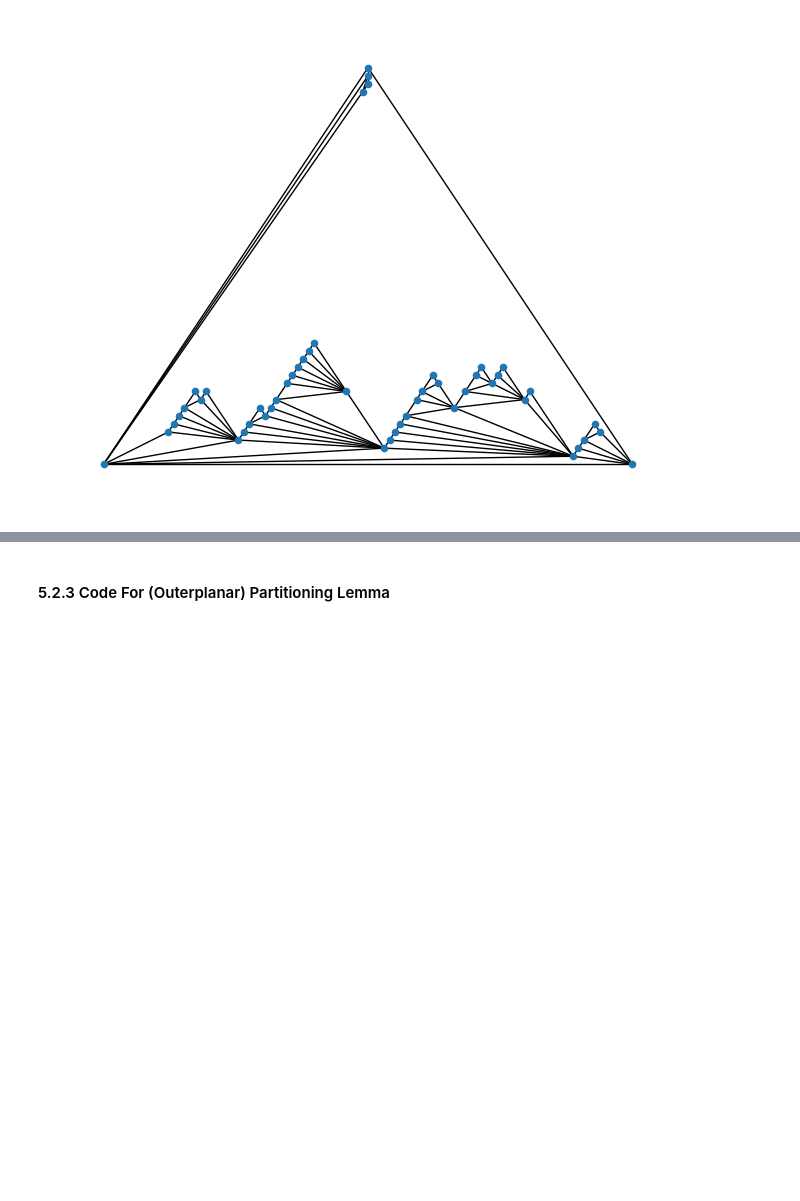
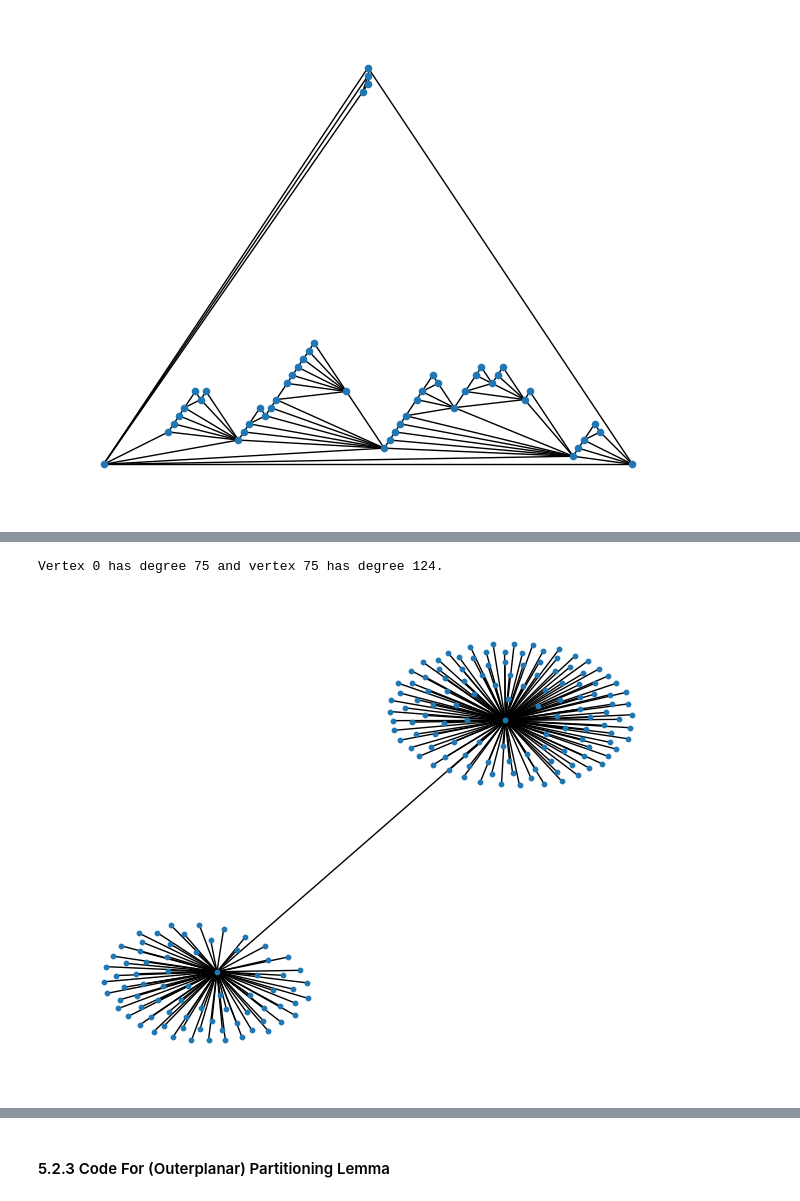
Before and after one commit to dancranston/graph-coloring-python, a Jupyter notebook: equitable-colorings.ipynb, the cells around one changed output, grey strips where cells are left out. Drawn from its saved outputs; the diff is of its cells as text; code cells hidden in the pictures; blank space fills up the shorter version.

```diff
--- a/equitable-colorings.ipynb
+++ b/equitable-colorings.ipynb
@@ -1716,0 +1719,11 @@ nx.draw(G, node_size=10, pos=pos)
+# %%
+G = my_star(125)
+nx.relabel_nodes(G, {v:v+75 for v in G}, copy=False)
+H = my_star(75)
+G.update(H)
+G200 = nx.contracted_nodes(G,0,101)
+nx.draw(G200, node_size=10)
+print(f"Vertex 0 has degree {G200.degree(0)} and vertex 75 has degree {G200.degree(75)}.")
+# %% [output]
+Vertex 0 has degree 75 and vertex 75 has degree 124.
+[figure, added]
```
Also changed, not shown: parts of 21 cells of this notebook.
